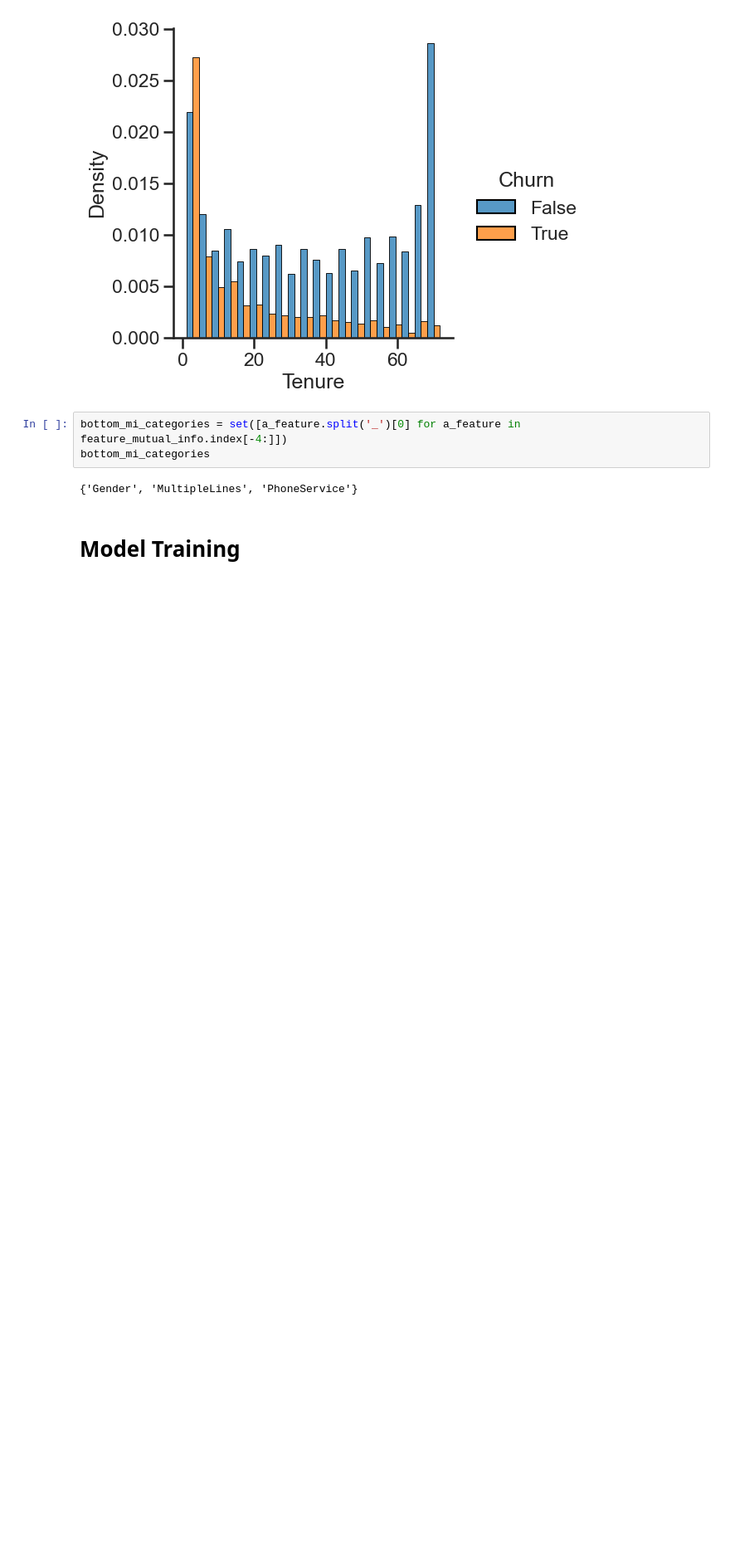
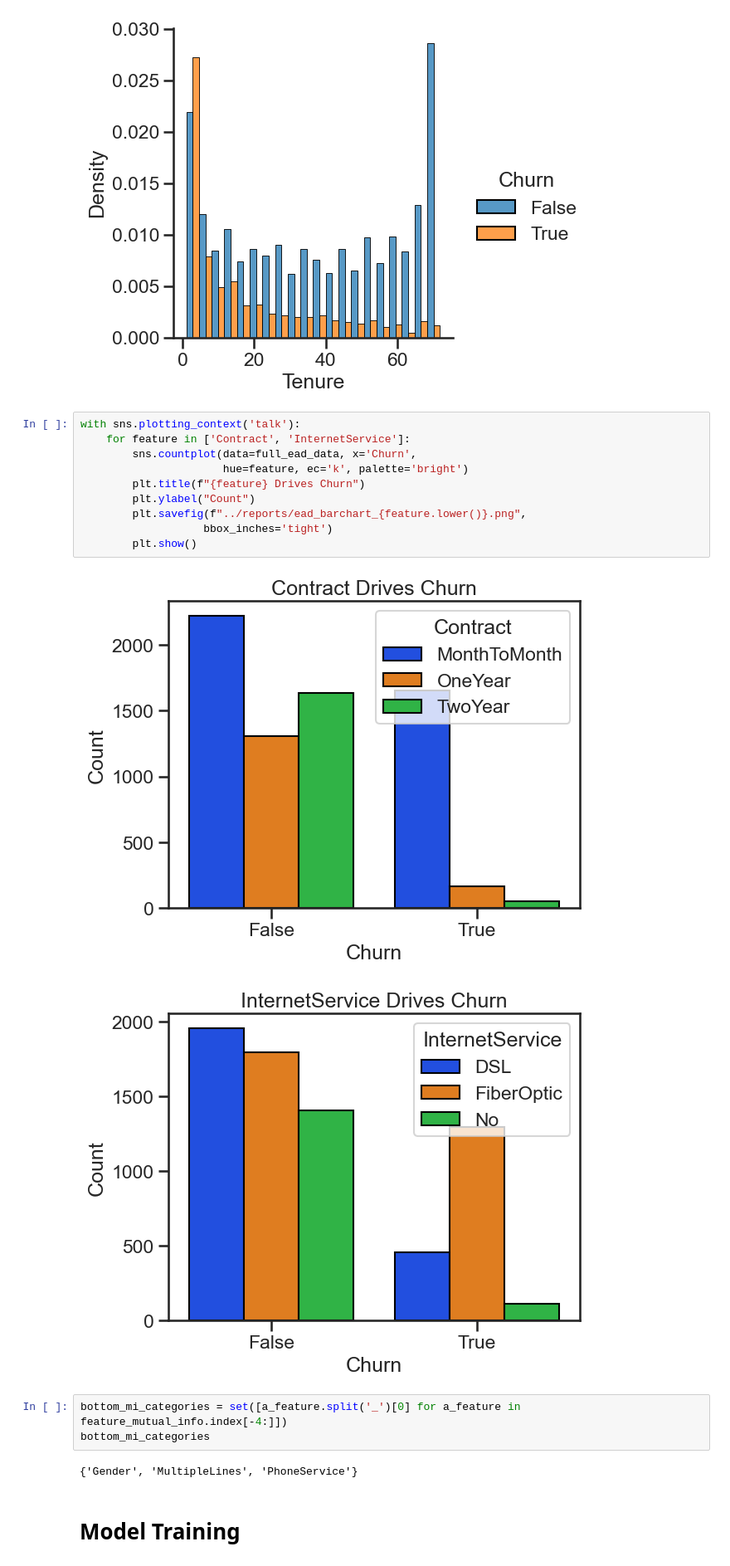
Before and after one commit to FurqanDar/DataScience-MachineLearning-Portfolio, a Jupyter notebook: TelcoCustomerChurn/notebooks/01_churn_prediction.ipynb, the cells around one changed output. Shown at 83% size. Drawn from its saved outputs; the diff is of its cells as text; blank space fills up the shorter version.

```diff
--- a/TelcoCustomerChurn/notebooks/01_churn_prediction.ipynb
+++ b/TelcoCustomerChurn/notebooks/01_churn_prediction.ipynb
@@ -300,6 +300,19 @@ OneYear       0.186  0.024  0.209
 TwoYear       0.233  0.007  0.240
 All           0.734  0.266  1.000
 [figure]
+# %%
+with sns.plotting_context('talk'):
+    for feature in ['Contract', 'InternetService']:
+        sns.countplot(data=full_ead_data, x='Churn',
+                      hue=feature, ec='k', palette='bright')
+        plt.title(f"{feature} Drives Churn")
+        plt.ylabel("Count")
+        plt.savefig(f"../reports/ead_barchart_{feature.lower()}.png",
+                   bbox_inches='tight')
+        plt.show()
+# %% [output]
+[figure, added]
+[figure, added]
 # %%
 bottom_mi_categories = set([a_feature.split('_')[0] for a_feature in feature_mutual_info.index[-4:]])
 bottom_mi_categories
```
Also changed, not shown: parts of 12 cells of this notebook, 6 other files.
